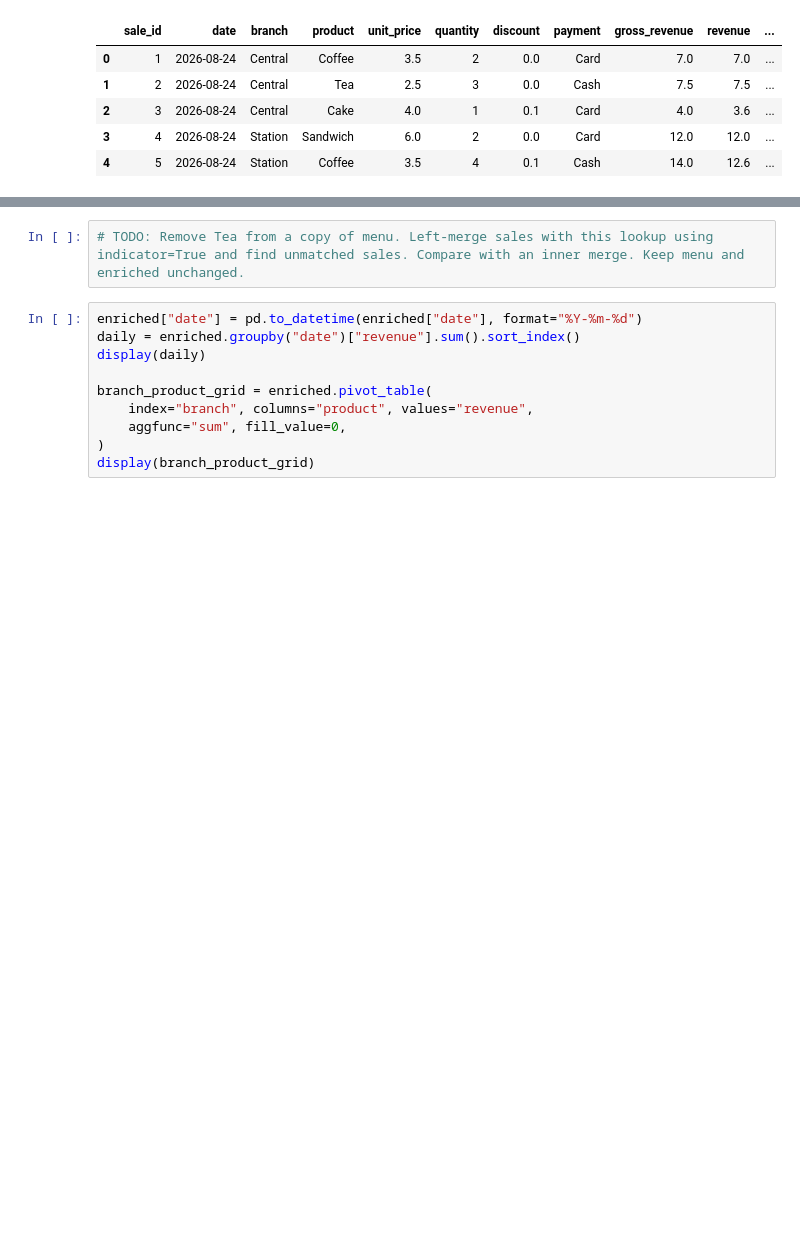
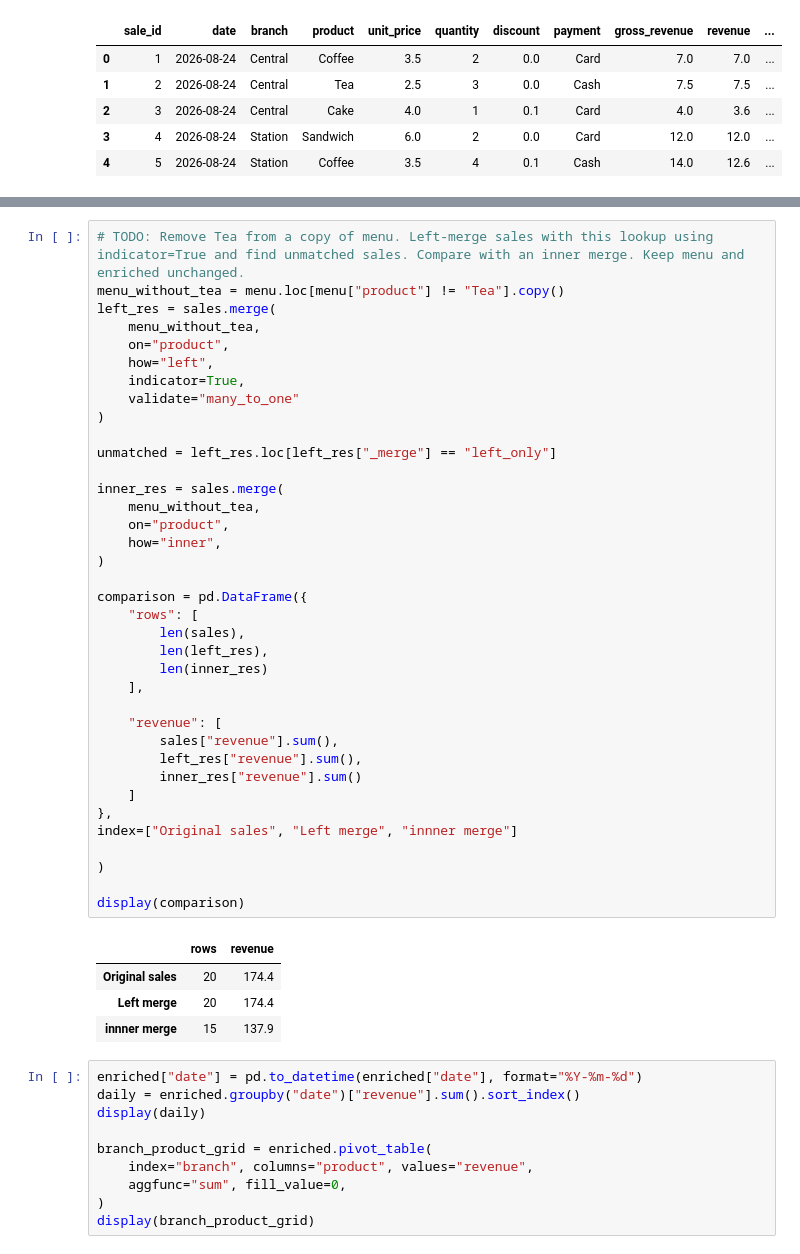
Before and after one commit to hubilic/numpy-projects, a Jupyter notebook: src/numpy_projects/Week15/data_engineering_week15_clean.ipynb, the cells around one changed output, grey strips where cells are left out. Drawn from its saved outputs; the diff is of its cells as text; blank space fills up the shorter version.

```diff
--- a/src/numpy_projects/Week15/data_engineering_week15_clean.ipynb
+++ b/src/numpy_projects/Week15/data_engineering_week15_clean.ipynb
@@ -304,5 +343,45 @@ enriched.head()
 # %%
 # TODO: Remove Tea from a copy of menu. Left-merge sales with this lookup using indicator=True and find unmatched sales. Compare with an inner merge. Keep menu and enriched unchanged.
+menu_without_tea = menu.loc[menu["product"] != "Tea"].copy()
+left_res = sales.merge(
+    menu_without_tea,
+    on="product",
+    how="left",
+    indicator=True,
+    validate="many_to_one"
+)
+
+unmatched = left_res.loc[left_res["_merge"] == "left_only"]
+
+inner_res = sales.merge(
+    menu_without_tea,
+    on="product",
+    how="inner",
+)
+
+comparison = pd.DataFrame({
+    "rows": [
+        len(sales),
+        len(left_res),
+        len(inner_res)
+    ],
+
+    "revenue": [
+        sales["revenue"].sum(),
+        left_res["revenue"].sum(),
+        inner_res["revenue"].sum()
+    ]
+},
+index=["Original sales", "Left merge", "innner merge"]
+
+)
+
+display(comparison)
+# %% [output]
+|  | rows | revenue |
+| Original sales | 20 | 174.4 |
+| Left merge | 20 | 174.4 |
+| innner merge | 15 | 137.9 |
 # %%
 enriched["date"] = pd.to_datetime(enriched["date"], format="%Y-%m-%d")
 daily = enriched.groupby("date")["revenue"].sum().sort_index()
```
Also changed, not shown: parts of 2 cells of this notebook.
